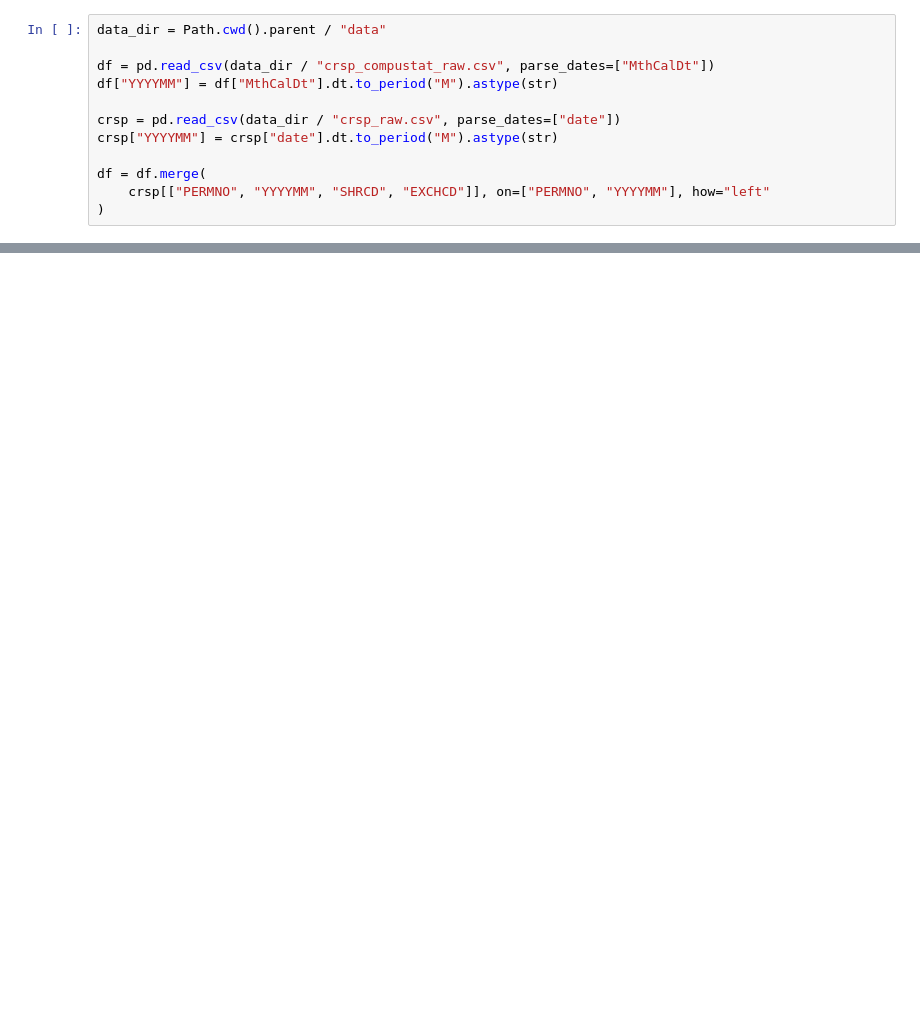
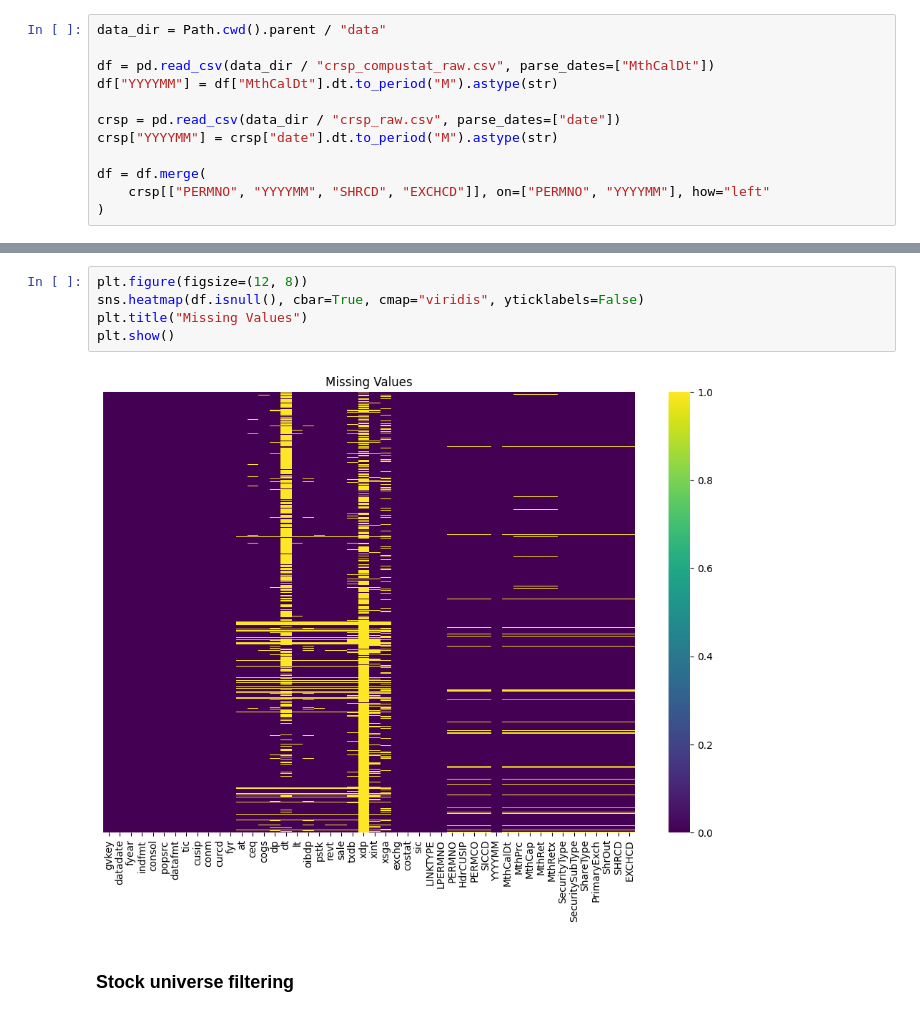
Before and after one commit to christopher-dybdahl/integrated-portfolio-factor-allocation, a Jupyter notebook: notebooks/data_preprocessing.ipynb, the cells around one changed output, grey strips where cells are left out. Drawn from its saved outputs; the diff is of its cells as text; blank space fills up the shorter version.

```diff
--- a/notebooks/data_preprocessing.ipynb
+++ b/notebooks/data_preprocessing.ipynb
@@ -49 +52,10 @@ df.head()
+# %%
+plt.figure(figsize=(12, 8))
+sns.heatmap(df.isnull(), cbar=True, cmap="viridis", yticklabels=False)
+plt.title("Missing Values")
+plt.show()
+# %% [output]
+[figure, added]
+# %% [markdown]
+### Stock universe filtering
 # %%
```
Also changed, not shown: parts of 9 cells of this notebook.
